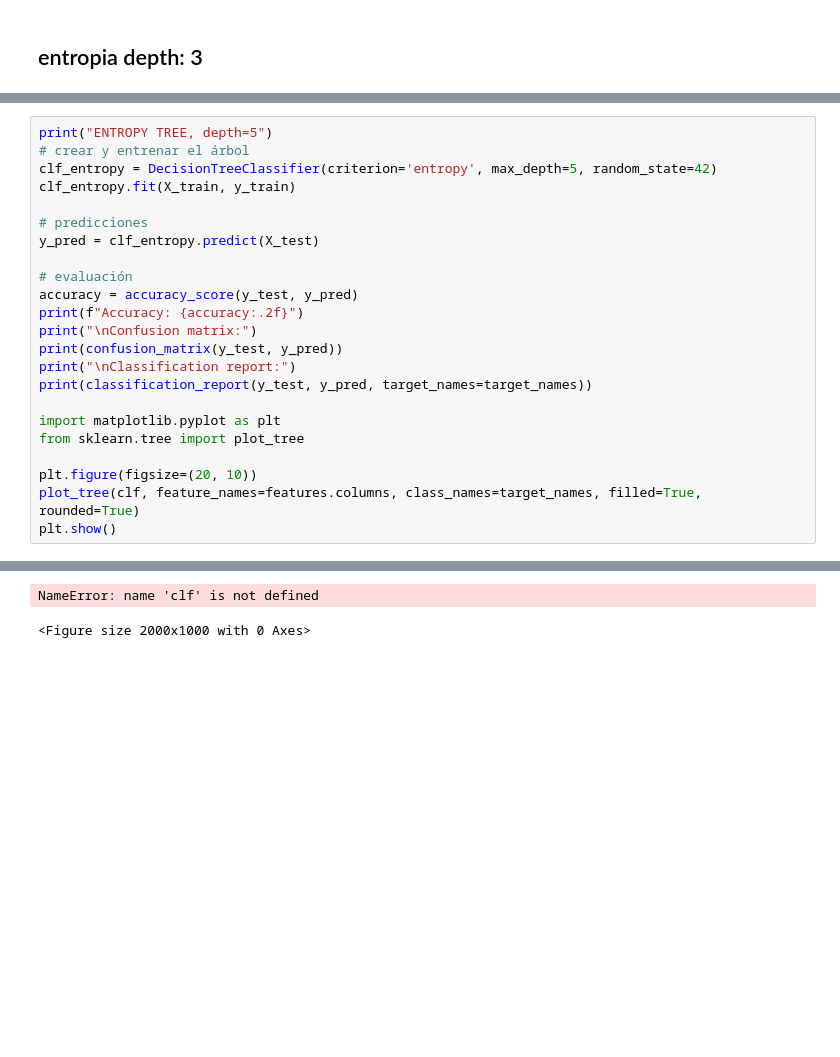
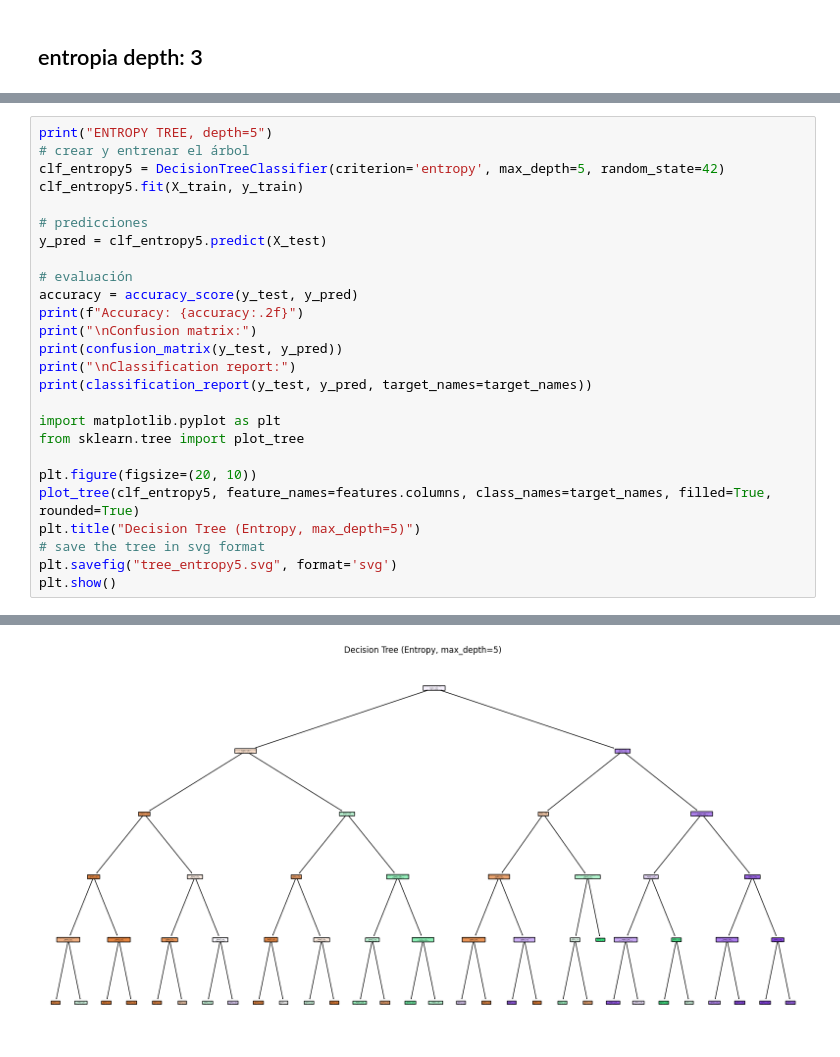
Before and after one commit to criissuarezzz/OriginofMusic, a Jupyter notebook: arbol.ipynb, the cells around one changed output, grey strips where cells are left out. Cells and saved outputs as stored; diff of their text form; blank space fills up the shorter version.

```diff
--- a/arbol.ipynb
+++ b/arbol.ipynb
@@ -233,11 +241,11 @@ weighted avg       0.60      0.73      0.66       885
 # %%
 print("ENTROPY TREE, depth=5")
 # crear y entrenar el árbol
-clf_entropy = DecisionTreeClassifier(criterion='entropy', max_depth=5, random_state=42)
-clf_entropy.fit(X_train, y_train)
+clf_entropy5 = DecisionTreeClassifier(criterion='entropy', max_depth=5, random_state=42)
+clf_entropy5.fit(X_train, y_train)
 
 # predicciones
-y_pred = clf_entropy.predict(X_test)
+y_pred = clf_entropy5.predict(X_test)
 
 # evaluación
 accuracy = accuracy_score(y_test, y_pred)
@@ -251,7 +259,10 @@ import matplotlib.pyplot as plt
 from sklearn.tree import plot_tree
 
 plt.figure(figsize=(20, 10))
-plot_tree(clf, feature_names=features.columns, class_names=target_names, filled=True, rounded=True)
+plot_tree(clf_entropy5, feature_names=features.columns, class_names=target_names, filled=True, rounded=True)
+plt.title("Decision Tree (Entropy, max_depth=5)")
+# save the tree in svg format
+plt.savefig("tree_entropy5.svg", format='svg')
 plt.show()
 # %% [output]
 ENTROPY TREE, depth=5
@@ -275,2 +286 @@ weighted avg       0.72      0.73      0.71       885
-NameError: name 'clf' is not defined
-<Figure size 2000x1000 with 0 Axes>
+[figure, added]
```
Also changed, not shown: parts of 21 cells of this notebook, 14 other files.
